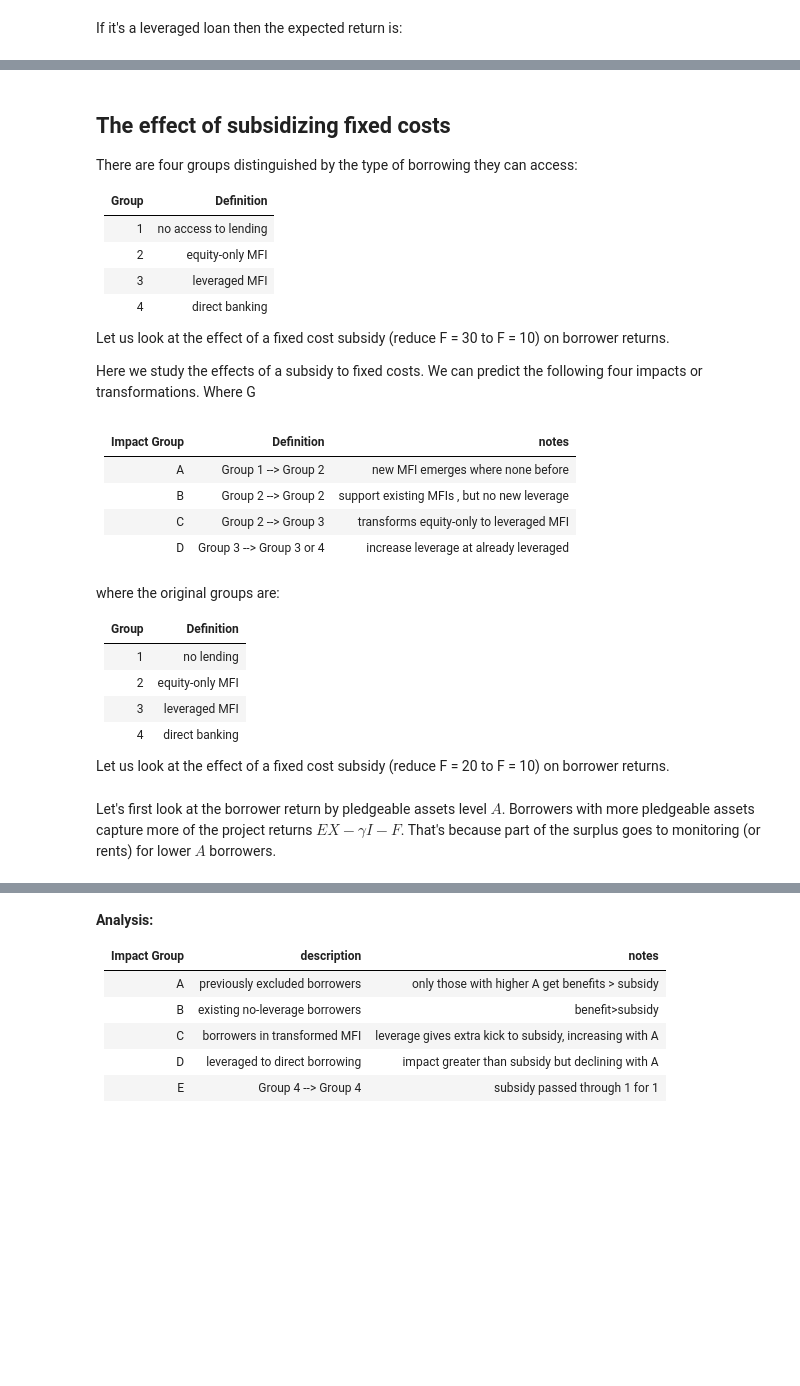
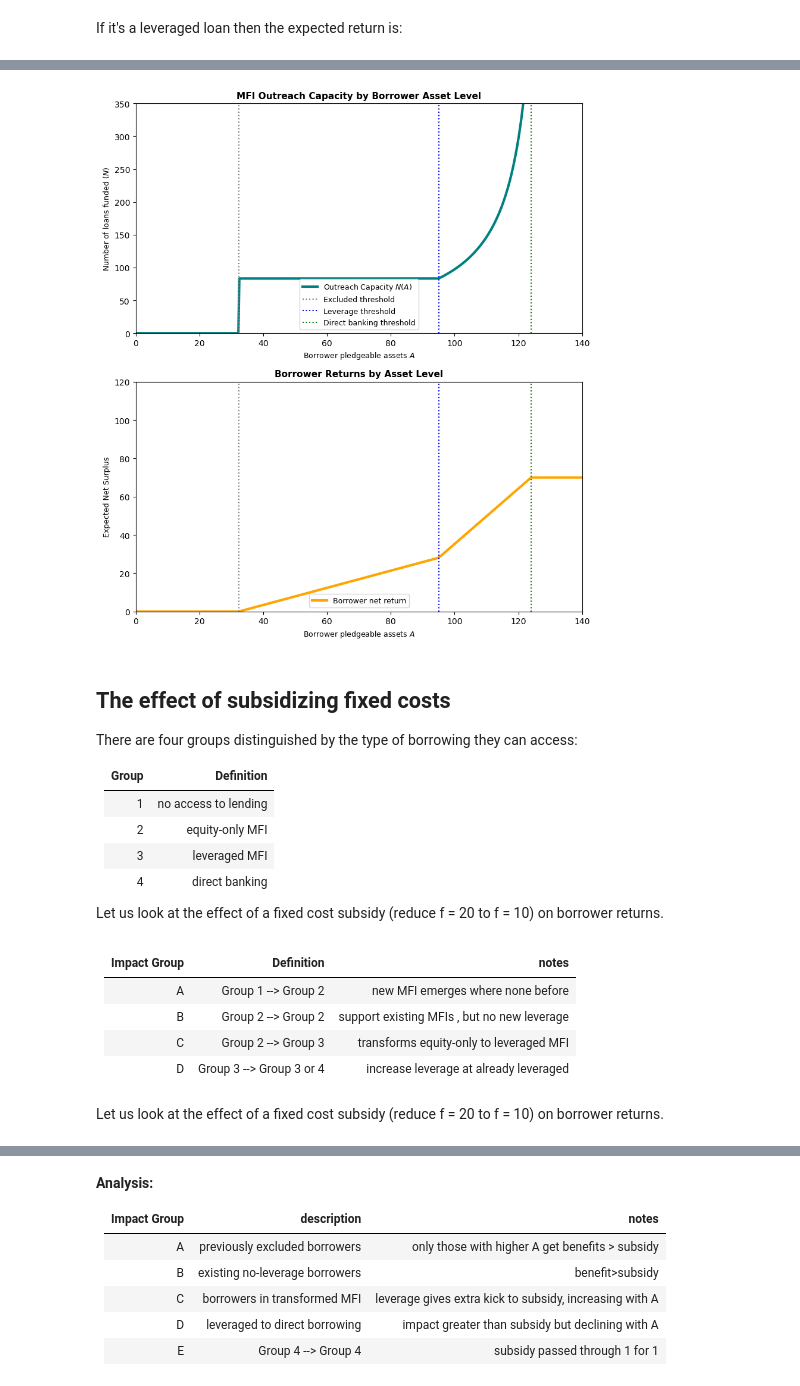
Before and after one commit to jhconning/sfinance, a Jupyter notebook: notebooks/2-socfin_m.ipynb, the cells around one changed output, grey strips where cells are left out. Saved outputs shown, nothing was run; the diff lists cells and outputs as text; code cells hidden in the pictures; blank space fills up the shorter version.

```diff
--- a/notebooks/2-socfin_m.ipynb
+++ b/notebooks/2-socfin_m.ipynb
@@ -417,3 +424,42 @@ beta, gamma, p, q = mfi.beta, mfi.gamma, mfi.p, mfi.q
+# %%
+# Initialize the MFI's capacity parameter
+mfi.K = 10000.0  # MFI startup capital parameter
+
+# Calculate borrower capacity outreach N(A) and net returns
+nr = mfi.nreach(A)
+br = mfi.breturn(A)
+
+fig, (ax1, ax2) = plt.subplots(2, 1, figsize=(8.5, 9.5))
+
+# Plot 1: Outreach Capacity
+ax1.plot(A, nr, color='teal', linewidth=3, label='Outreach Capacity $N(A)$')
+ax1.axvline(x=mfi.Amin(), linestyle=':', color='grey', label='Excluded threshold')
+ax1.axvline(x=mfi.Across(), linestyle=':', color='blue', label='Leverage threshold')
+ax1.axvline(x=mfi.AM(0), linestyle=':', color='green', label='Direct banking threshold')
+ax1.set_title("MFI Outreach Capacity by Borrower Asset Level", fontsize=11, weight='bold')
+ax1.set_xlabel("Borrower pledgeable assets $A$", fontsize=9)
+ax1.set_ylabel("Number of loans funded ($N$)", fontsize=9)
+ax1.set_xlim(0, 140)
+ax1.set_ylim(0, 350)
+ax1.legend(fontsize=9)
+
+# Plot 2: Borrower returns
+ax2.plot(A, br, color='orange', linewidth=3, label='Borrower net return')
+ax2.axvline(x=mfi.Amin(), linestyle=':', color='grey')
+ax2.axvline(x=mfi.Across(), linestyle=':', color='blue')
+ax2.axvline(x=mfi.AM(0), linestyle=':', color='green')
+ax2.set_title("Borrower Returns by Asset Level", fontsize=11, weight='bold')
+ax2.set_xlabel("Borrower pledgeable assets $A$", fontsize=9)
+ax2.set_ylabel("Expected Net Surplus", fontsize=9)
+ax2.set_xlim(0, 140)
+ax2.set_ylim(0, 120)
+ax2.legend(fontsize=9)
+
+plt.tight_layout()
+plt.savefig('figs/fig-credit-landscape.png', dpi=300)
+plt.show()
+# %% [output]
+[figure, added]
 # %% [markdown]
 ## The effect of subsidizing fixed costs
 
@@ -427,9 +473,7 @@ There are four groups distinguished by the type of borrowing they can access:
 | 4             | direct banking    |
 
 
-Let us look at the effect of a fixed cost subsidy (reduce F = 30 to F = 10) on borrower returns.
-
-Here we study the effects of a subsidy to fixed costs.  We can predict the following four impacts or transformations. Where G
+Let us look at the effect of a fixed cost subsidy (reduce f = 20 to f = 10) on borrower returns.
 # %% [markdown]
 
 | Impact Group | Definition   | notes   |
@@ -439,17 +483,5 @@ Here we study the effects of a subsidy to fixed costs.  We can predict the follo
 |  C  | Group 2 --> Group 3 |  transforms equity-only to leveraged MFI |
 |  D  | Group 3 --> Group 3 or 4 |  increase leverage at already leveraged |
 # %% [markdown]
-where the original groups are:
-
-|Group  | Definition    |
-| ------------- |-------------|
-| 1             | no lending |
-| 2             | equity-only MFI  |
-| 3             | leveraged MFI   |
-| 4             | direct banking    |
-
-
-Let us look at the effect of a fixed cost subsidy (reduce F = 20 to F = 10) on borrower returns.
+Let us look at the effect of a fixed cost subsidy (reduce f = 20 to f = 10) on borrower returns.
-# %% [markdown]
-Let's first look at the borrower return by pledgeable assets level $A$.  Borrowers with more pledgeable assets capture more of the project returns $EX -\gamma I - F$. That's because part of the surplus goes to monitoring (or rents) for lower $A$ borrowers.
 # %%
```
Also changed, not shown: parts of 65 cells of this notebook, 30 other files.
